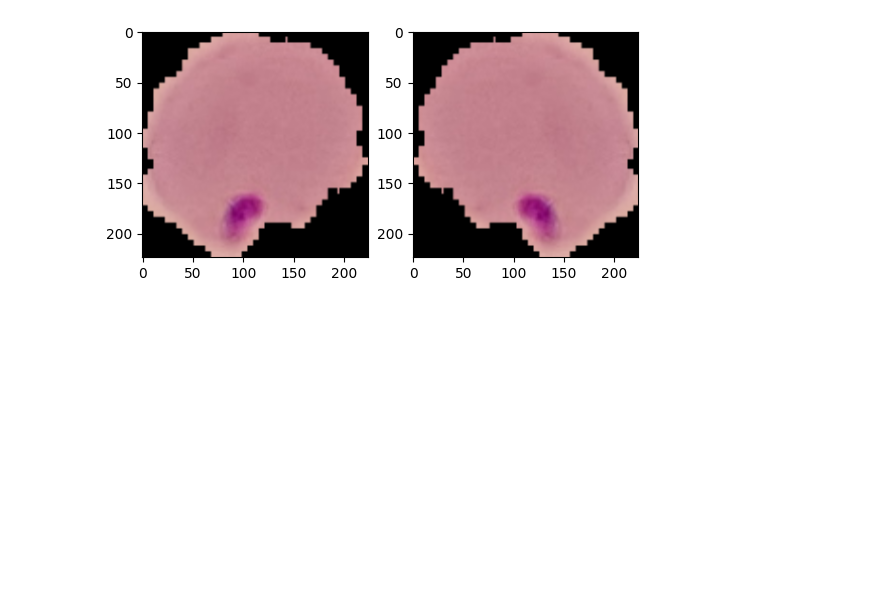
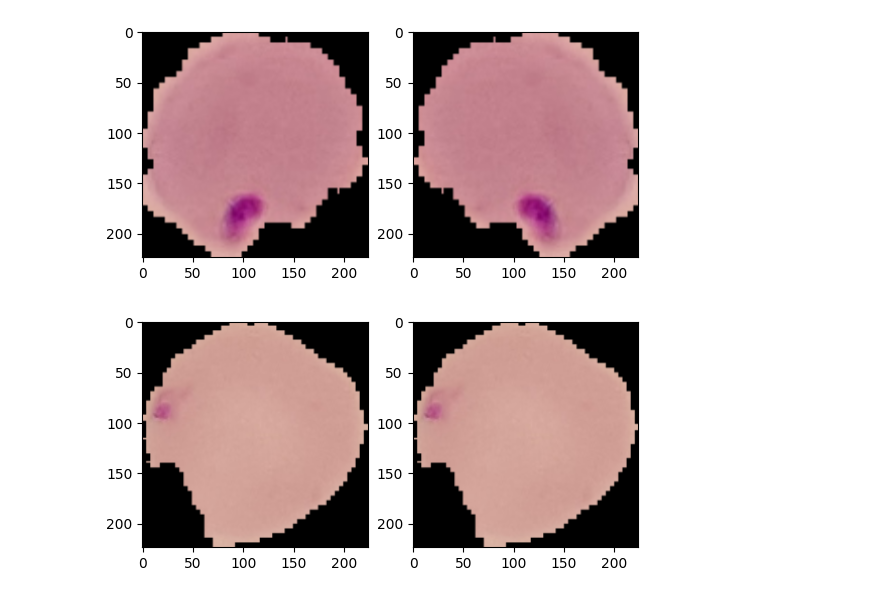
Before and after one commit to mirpouya/TensorFlow-Tutorial, a Jupyter notebook: Data_Augmentation.ipynb, the cells around one changed output. Saved outputs shown, nothing was run; the diff lists cells and outputs as text; code cells hidden in the pictures; blank space fills up the shorter version.

```diff
--- a/Data_Augmentation.ipynb
+++ b/Data_Augmentation.ipynb
@@ -94,3 +94,9 @@ visualize(original_image[1], augmented_image[1])
 visualize(original_image[3], augmented_image[3])
 # %% [output]
 [figure]
+# %%
+augmented_image_1 = tf.image.random_flip_up_down(original_image)
+# %%
+visualize(original_image[5], augmented_image_1[5])
+# %% [output]
+[figure, added]
```
Also changed, not shown: parts of 10 cells of this notebook.
